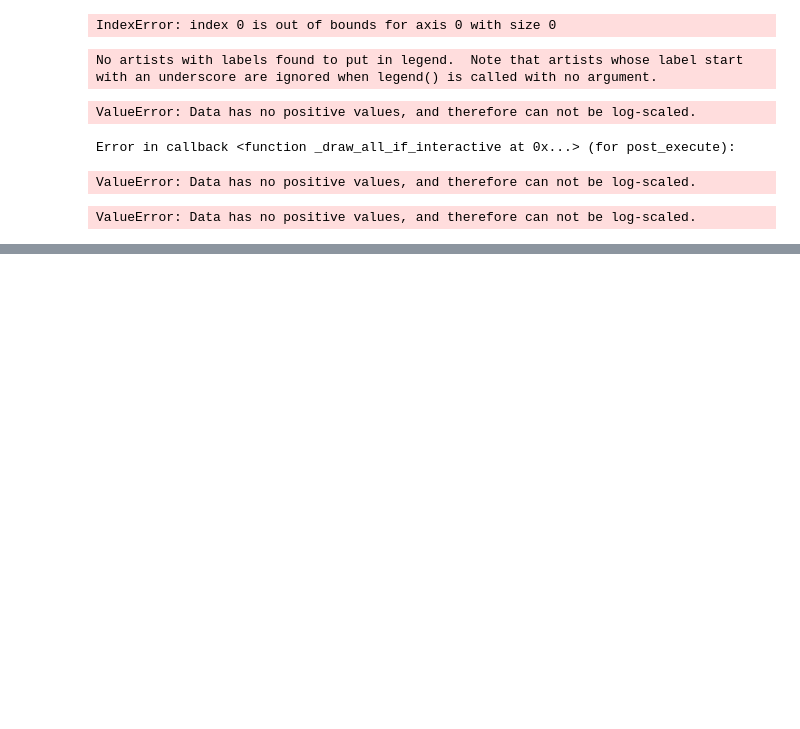
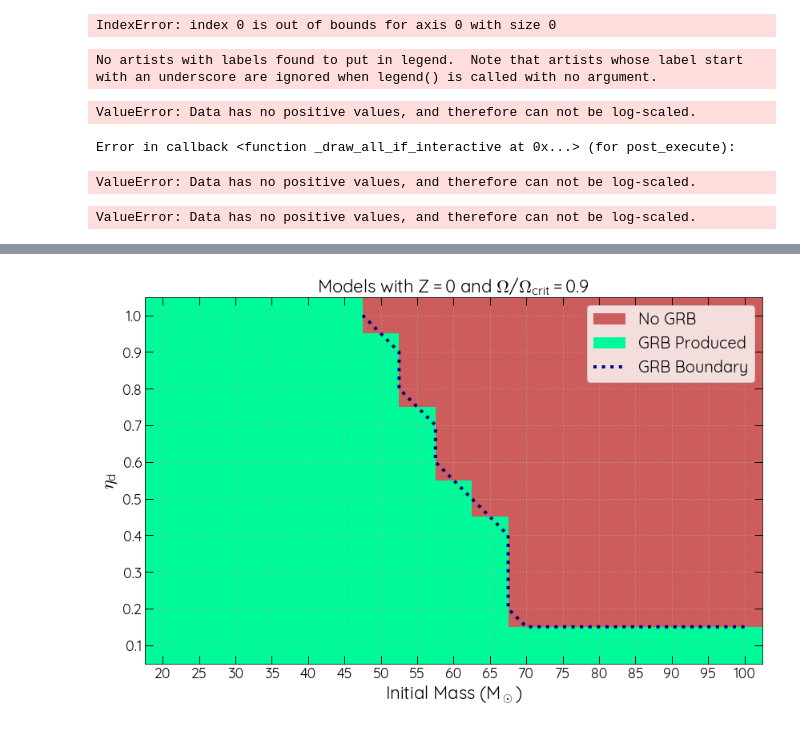
Before and after one commit to gibranmr/accretion, a Jupyter notebook: mesa_accretion_propagation.ipynb, the cells around one changed output, grey strips where cells are left out. Cells and saved outputs as stored; diff of their text form; code cells hidden in the pictures; blank space fills up the shorter version.

Commit message:
Diagrama de fase

```diff
--- a/mesa_accretion_propagation.ipynb
+++ b/mesa_accretion_propagation.ipynb
@@ -1672,0 +1674,96 @@ ValueError: Data has no positive values, and therefore can not be log-scaled.
+# %%
+import numpy as np
+import matplotlib.pyplot as plt
+from matplotlib.colors import ListedColormap
+
+# Definir los parámetros del grid
+mass = np.arange(20, 105, 5)  # Masas de 20 a 100, pasos de 5
+eta_d = np.arange(0.1, 1.1, 0.1)  # eta_d de 0.1 a 1.0, pasos de 0.1
+
+# Crear una malla para el gráfico (masas en X, eta_d en Y)
+X, Y = np.meshgrid(mass, eta_d)
+
+# Matriz combinada para jets y GRBs
+# 1 = Successful Jet, No GRB (red), 2 = Successful Jet, GRB Produced (green)
+combined_data = np.ones((len(eta_d), len(mass)))  # Inicialmente todos con jet exitoso, sin GRB
+
+# Asignar valores según tus condiciones de GRB (cambiar a 2 donde hay GRB)
+for i, eta in enumerate(eta_d):
+    # Encontrar los índices donde mass es menor o igual al límite
+    if eta == 0.1:
+        limit = 100  # Todas las masas
+    elif eta == 0.2:
+        limit = 65
+    elif eta == 0.3:
+        limit = 65
+    elif eta == 0.4:
+        limit = 65
+    elif eta == 0.5:
+        limit = 60
+    elif eta == 0.6:
+        limit = 55
+    elif eta == 0.7:
+        limit = 50
+    elif eta == 0.8:
+        limit = 50
+    elif eta == 0.9:
+        limit = 50
+    elif eta == 1.0:
+        limit = 45
+
+    # Índices donde mass <= limit
+    mask = mass <= limit
+    combined_data[i, mask] = 2  # Asignar 2 (GRB) a las columnas correspondientes
+
+# Depuración: Imprimir la matriz para verificar
+#print("combined_data:")
+#print(combined_data)
+
+# Crear mapa de colores personalizado
+cmap = ListedColormap(['indianred', 'mediumspringgreen'])  # 1: Jet, No GRB (red), 2: Jet, GRB Produced (green)
+
+# Crear figura
+plt.figure(figsize=(12, 8))
+
+# Mapa de calor combinado
+plt.pcolormesh(X, Y, combined_data, cmap=cmap, shading='auto')
+
+# Contornos para resaltar la transición de GRB
+plt.contour(X, Y, combined_data, levels=[1.5], colors='navy', linestyles=':', linewidths=4)
+
+# Personalización del gráfico en inglés
+plt.xlabel(r'Initial Mass ($M_\odot$)', fontsize=22)
+plt.ylabel(r'$\eta_d$', fontsize=22)
+plt.title(fr'Models with $Z=0$ and $\Omega/\Omega_{{\rm crit}}=0.9$', fontsize=22)
+
+# Leyenda personalizada
+from matplotlib.patches import Patch
+legend_elements = [
+    Patch(facecolor='indianred', label='No GRB'),
+    Patch(facecolor='mediumspringgreen', label='GRB Produced'),
+    plt.Line2D([0], [0], color='navy', linewidth=4, linestyle=':', label='GRB Boundary')
+]
+plt.legend(handles=legend_elements, loc='upper right', fontsize=20)
+
+# Configurar ticks
+ax = plt.gca()
+ax.tick_params(axis='x', which='both', top=True, labeltop=False, bottom=True, labelbottom=True, direction='in')
+ax.tick_params(axis='y', which='both', right=True, labelright=False, left=True, labelleft=True, direction='in')
+ax.tick_params(which='both', width=1)  # Grosor razonable para ticks
+ax.tick_params(which='major', length=10)  # Longitud de ticks principales
+ax.tick_params(which='minor', length=3)  # Longitud de ticks secundarios
+ax.xaxis.set_major_locator(MultipleLocator(5))  # Ticks principales en x
+ax.xaxis.set_minor_locator(MultipleLocator(5))  # Ticks secundarios en x
+ax.yaxis.set_major_locator(MultipleLocator(0.1))  # Ticks principales en y (lineales para eta_d)
+ax.yaxis.set_minor_locator(MultipleLocator(0.1))  # Ticks secundarios en y
+
+# Añadir grid para mayor claridad
+plt.grid(True, linestyle='--', alpha=0.5)
+
+plt.tight_layout()
+output_file = os.path.join(output_path, f'PhaseDiagram_{model}.pdf')
+plt.savefig(output_file, format='pdf')
+plt.show()
+print(f"✅ Gráfica guardada en: {output_file}")
+# %% [output]
+[figure, added]
```
Also changed, not shown: parts of 7 cells of this notebook, 1 other file.
